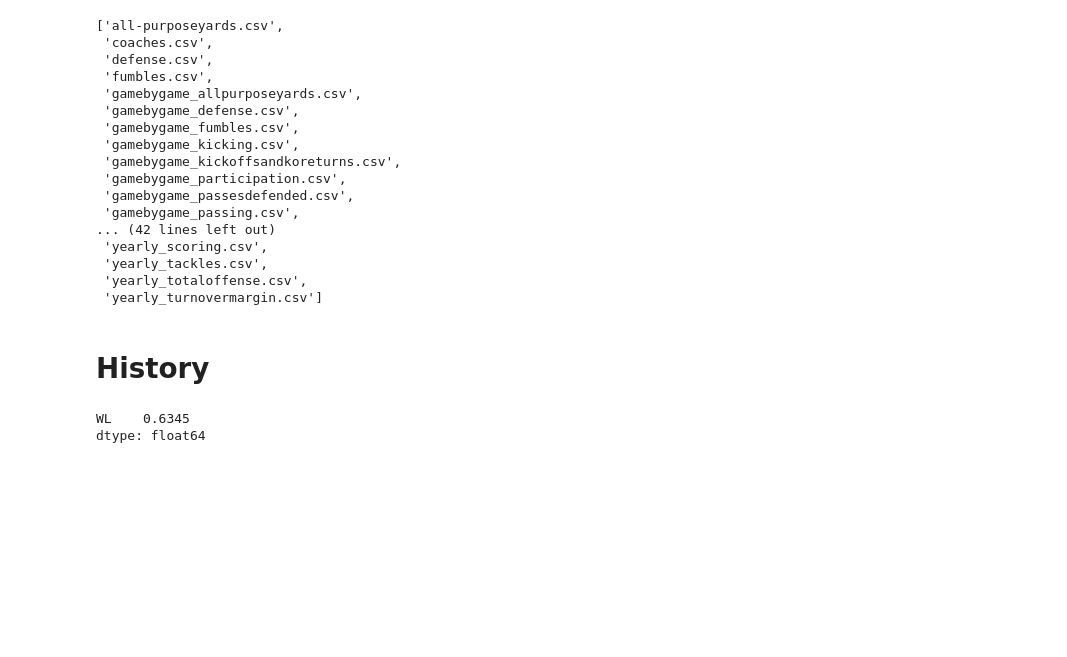
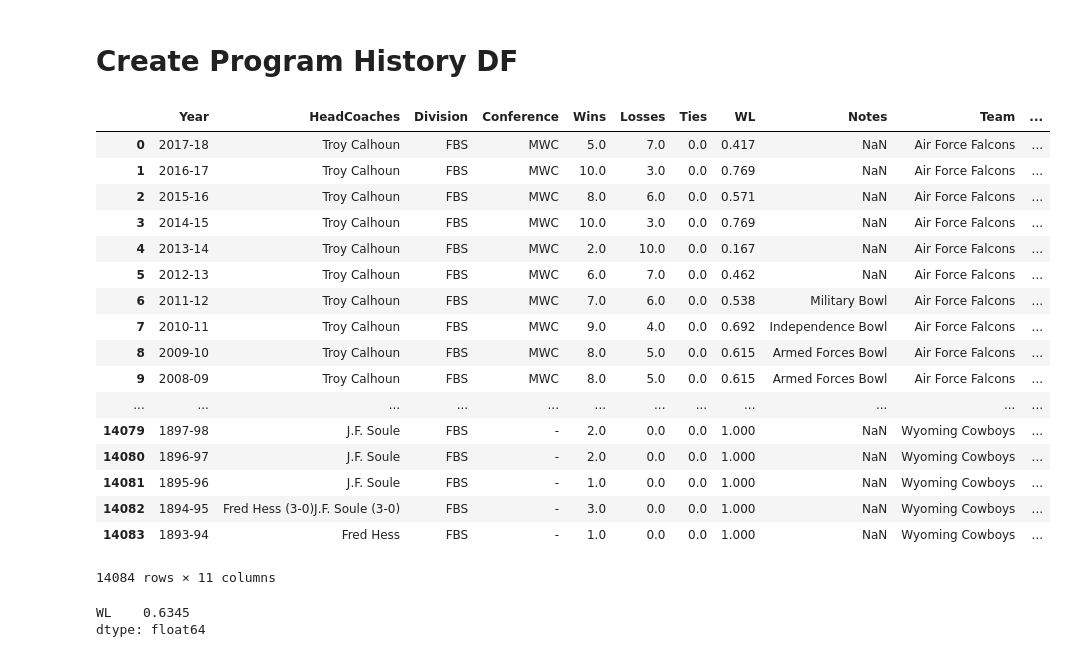
Before and after one commit to cjohns38/ncaafootball, a Jupyter notebook: StartingDataManipulation.ipynb, the cells around one changed output. Drawn from its saved outputs; the diff is of its cells as text; code cells hidden in the pictures; blank space fills up the shorter version.

```diff
--- a/StartingDataManipulation.ipynb
+++ b/StartingDataManipulation.ipynb
@@ -6,30 +8,10 @@ import numpy as np
 _file = os.path.join('ncaa_football_scrapy','Data', 'Data.zip')
 zf = zipfile.ZipFile(_file)
 filenames = zf.namelist()
-# %%
-filenames
-# %% [output]
-['all-purposeyards.csv',
- 'coaches.csv',
- 'defense.csv',
- 'fumbles.csv',
- 'gamebygame_allpurposeyards.csv',
- 'gamebygame_defense.csv',
- 'gamebygame_fumbles.csv',
- 'gamebygame_kicking.csv',
- 'gamebygame_kickoffsandkoreturns.csv',
- 'gamebygame_participation.csv',
- 'gamebygame_passesdefended.csv',
- 'gamebygame_passing.csv',
-... (42 lines left out)
- 'yearly_scoring.csv',
- 'yearly_tackles.csv',
- 'yearly_totaloffense.csv',
- 'yearly_turnovermargin.csv']
 # %% [markdown]
-# History
+# Create Program History DF
 # %%
 history = pd.read_csv(zf.open('history.csv'))
 # %%
-history['year_new'] = history.apply(lambda x: int(x['Year'][:4]), axis = 1)
+history['year'] = history.apply(lambda x: int(x['Year'][:4]), axis = 1)
 # %%
@@ -37,3 +19,24 @@ history_trimmed = history[['Team', "Wins", "Losses", "year_new", "WL"]]
+# %%
+history
+# %% [output]
+|  | Year | HeadCoaches | Division | Conference | Wins | Losses | Ties | WL | Notes | Team | ... |
+| 0 | 2017-18 | Troy Calhoun | FBS | MWC | 5.0 | 7.0 | 0.0 | 0.417 | NaN | Air Force Falcons | ... |
+| 1 | 2016-17 | Troy Calhoun | FBS | MWC | 10.0 | 3.0 | 0.0 | 0.769 | NaN | Air Force Falcons | ... |
+| 2 | 2015-16 | Troy Calhoun | FBS | MWC | 8.0 | 6.0 | 0.0 | 0.571 | NaN | Air Force Falcons | ... |
+| 3 | 2014-15 | Troy Calhoun | FBS | MWC | 10.0 | 3.0 | 0.0 | 0.769 | NaN | Air Force Falcons | ... |
+| 4 | 2013-14 | Troy Calhoun | FBS | MWC | 2.0 | 10.0 | 0.0 | 0.167 | NaN | Air Force Falcons | ... |
+| 5 | 2012-13 | Troy Calhoun | FBS | MWC | 6.0 | 7.0 | 0.0 | 0.462 | NaN | Air Force Falcons | ... |
+| 6 | 2011-12 | Troy Calhoun | FBS | MWC | 7.0 | 6.0 | 0.0 | 0.538 | Military Bowl | Air Force Falcons | ... |
+| 7 | 2010-11 | Troy Calhoun | FBS | MWC | 9.0 | 4.0 | 0.0 | 0.692 | Independence Bowl | Air Force Falcons | ... |
+| 8 | 2009-10 | Troy Calhoun | FBS | MWC | 8.0 | 5.0 | 0.0 | 0.615 | Armed Forces Bowl | Air Force Falcons | ... |
+| 9 | 2008-09 | Troy Calhoun | FBS | MWC | 8.0 | 5.0 | 0.0 | 0.615 | Armed Forces Bowl | Air Force Falcons | ... |
+| ... | ... | ... | ... | ... | ... | ... | ... | ... | ... | ... | ... |
+| 14079 | 1897-98 | J.F. Soule | FBS | - | 2.0 | 0.0 | 0.0 | 1.000 | NaN | Wyoming Cowboys | ... |
+| 14080 | 1896-97 | J.F. Soule | FBS | - | 2.0 | 0.0 | 0.0 | 1.000 | NaN | Wyoming Cowboys | ... |
+| 14081 | 1895-96 | J.F. Soule | FBS | - | 1.0 | 0.0 | 0.0 | 1.000 | NaN | Wyoming Cowboys | ... |
+| 14082 | 1894-95 | Fred Hess (3-0)J.F. Soule (3-0) | FBS | - | 3.0 | 0.0 | 0.0 | 1.000 | NaN | Wyoming Cowboys | ... |
+| 14083 | 1893-94 | Fred Hess | FBS | - | 1.0 | 0.0 | 0.0 | 1.000 | NaN | Wyoming Cowboys | ... |
+14084 rows × 11 columns
 # %%
 team = 'Nebraska Cornhuskers, Huskers'
 target_year = 2016
```
Also changed, not shown: parts of 38 cells of this notebook.
